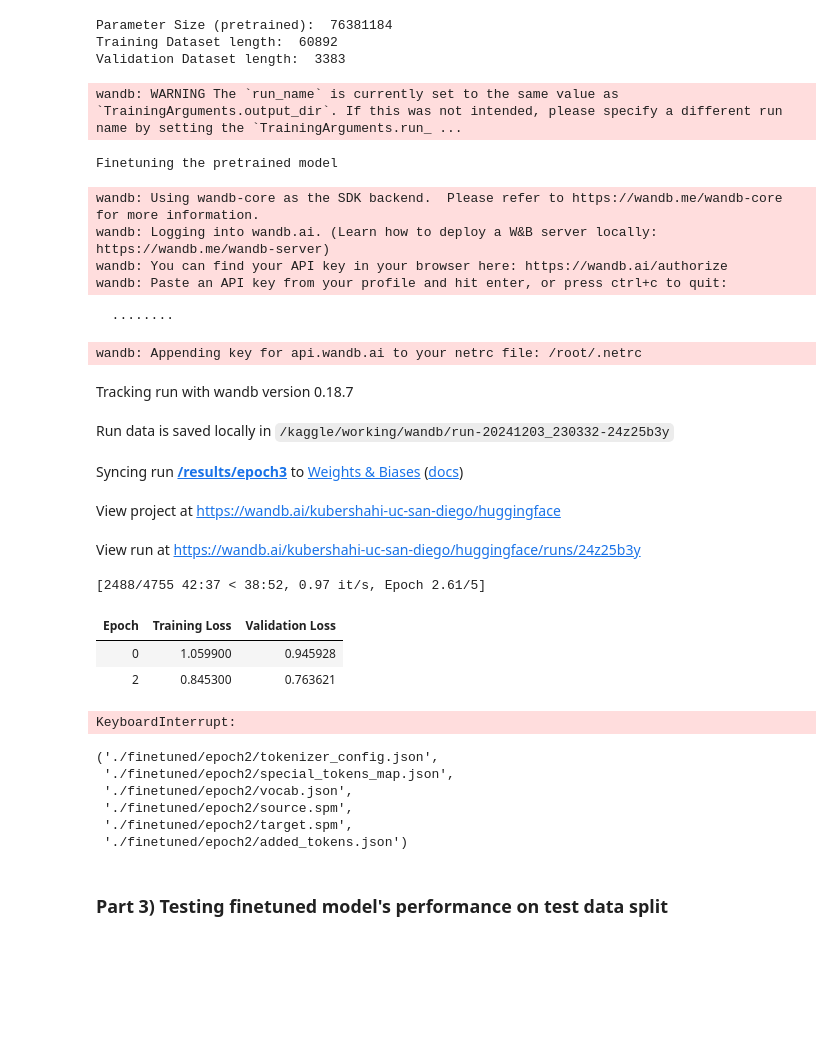
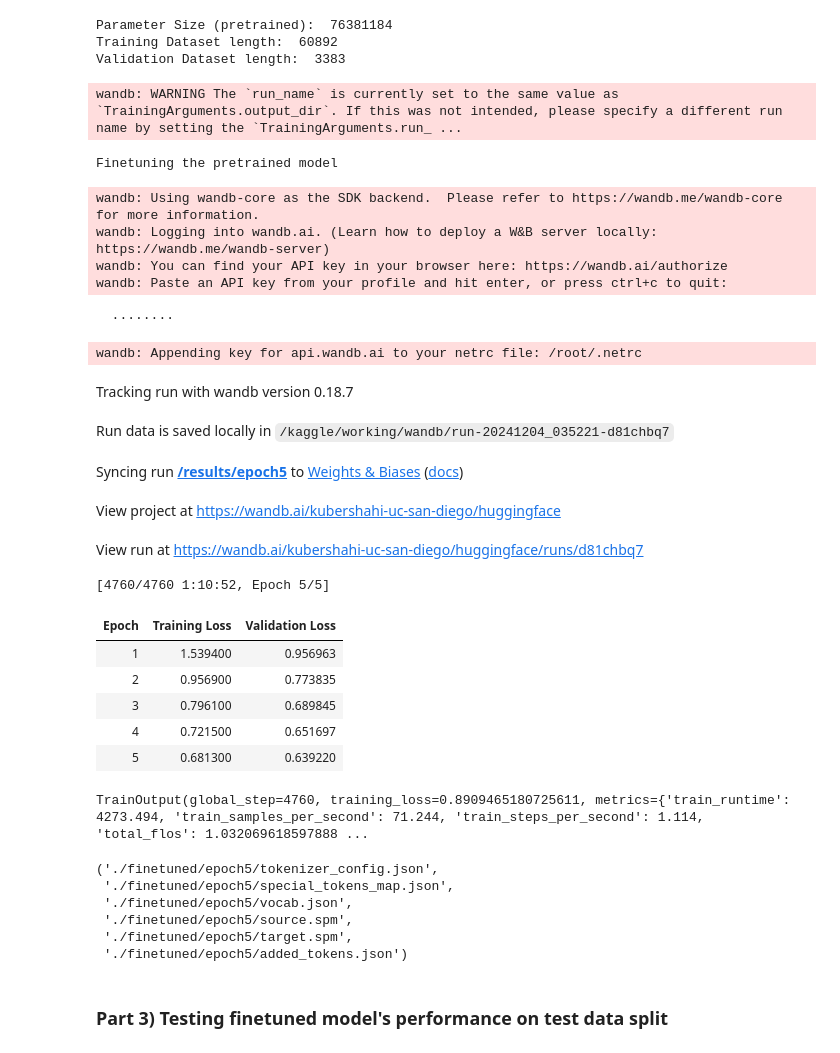
Before and after one commit to kubershahi/eng2mai-translation, a Jupyter notebook: kaggle_finetuning.ipynb, the cells around one changed output. Cells and saved outputs as stored; diff of their text form; code cells hidden in the pictures; blank space fills up the shorter version.

```diff
--- a/kaggle_finetuning.ipynb
+++ b/kaggle_finetuning.ipynb
@@ -215,44 +215,48 @@ Training Dataset length:  60892
 Validation Dataset length:  3383
 # %%
 # define training arguments and trainer
-training_args = train_args(output_dir="/results/epoch3", eval_stra="epoch", learning_r=5e-5,
+training_args = train_args(output_dir="/results/epoch5", eval_stra="epoch", learning_r=5e-5,
                            batch_size=32, grad_step=1, num_train_epochs=5, save_steps=1000,
-                           logging_dir="./logs/", logging_steps=500, save_total_limit=2)
+                           logging_dir="./logs/epoch5", logging_steps=500, save_total_limit=2)
+
 train_trainer = trainer_train(model, training_args, train_dataset_tokenized, val_dataset_tokenized, tokenizer)
 
 # train the model
 print("Finetuning the pretrained model")
 train_trainer.train()
 # %% [output]
 wandb: WARNING The `run_name` is currently set to the same value as `TrainingArguments.output_dir`. If this was not intended, please specify a different run name by setting the `TrainingArguments.run_ ...
 Finetuning the pretrained model
 wandb: Using wandb-core as the SDK backend.  Please refer to https://wandb.me/wandb-core for more information.
 wandb: Logging into wandb.ai. (Learn how to deploy a W&B server locally: https://wandb.me/wandb-server)
 wandb: You can find your API key in your browser here: https://wandb.ai/authorize
 wandb: Paste an API key from your profile and hit enter, or press ctrl+c to quit:
   ········
 wandb: Appending key for api.wandb.ai to your netrc file: /root/.netrc
 Tracking run with wandb version 0.18.7
-Run data is saved locally in /kaggle/working/wandb/run-20241203_230332-24z25b3y
+Run data is saved locally in /kaggle/working/wandb/run-20241204_035221-d81chbq7
-Syncing run /results/epoch3 to Weights & Biases (docs)
+Syncing run /results/epoch5 to Weights & Biases (docs)
 View project at https://wandb.ai/kubershahi-uc-san-diego/huggingface
-View run at https://wandb.ai/kubershahi-uc-san-diego/huggingface/runs/24z25b3y
+View run at https://wandb.ai/kubershahi-uc-san-diego/huggingface/runs/d81chbq7
-[2488/4755 42:37 < 38:52, 0.97 it/s, Epoch 2.61/5]
+[4760/4760 1:10:52, Epoch 5/5]
 | Epoch | Training Loss | Validation Loss |
-| 0 | 1.059900 | 0.945928 |
-| 2 | 0.845300 | 0.763621 |
+| 1 | 1.539400 | 0.956963 |
+| 2 | 0.956900 | 0.773835 |
+| 3 | 0.796100 | 0.689845 |
+| 4 | 0.721500 | 0.651697 |
+| 5 | 0.681300 | 0.639220 |
-KeyboardInterrupt:
+TrainOutput(global_step=4760, training_loss=0.8909465180725611, metrics={'train_runtime': 4273.494, 'train_samples_per_second': 71.244, 'train_steps_per_second': 1.114, 'total_flos': 1.032069618597888 ...
 # %%
 # save the fintuned model
-model.save_pretrained("./finetuned/epoch2")
-tokenizer.save_pretrained("./finetuned/epoch2")
+model.save_pretrained("./finetuned/epoch5")
+tokenizer.save_pretrained("./finetuned/epoch5")
 # %% [output]
-('./finetuned/epoch2/tokenizer_config.json',
- './finetuned/epoch2/special_tokens_map.json',
- './finetuned/epoch2/vocab.json',
- './finetuned/epoch2/source.spm',
- './finetuned/epoch2/target.spm',
- './finetuned/epoch2/added_tokens.json')
+('./finetuned/epoch5/tokenizer_config.json',
+ './finetuned/epoch5/special_tokens_map.json',
+ './finetuned/epoch5/vocab.json',
+ './finetuned/epoch5/source.spm',
+ './finetuned/epoch5/target.spm',
+ './finetuned/epoch5/added_tokens.json')
 # %% [markdown]
 ### Part 3) Testing finetuned model's performance on test data split
 # %%
```
Also changed, not shown: parts of 5 cells of this notebook.
